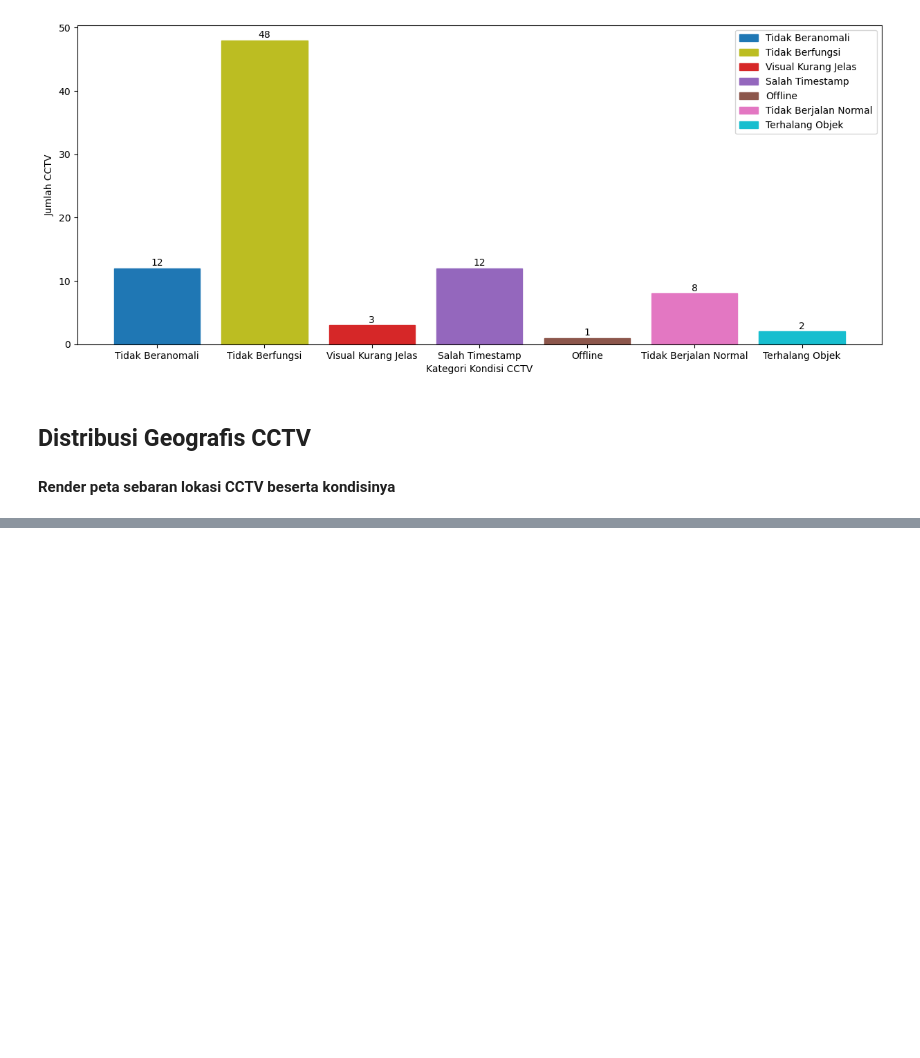
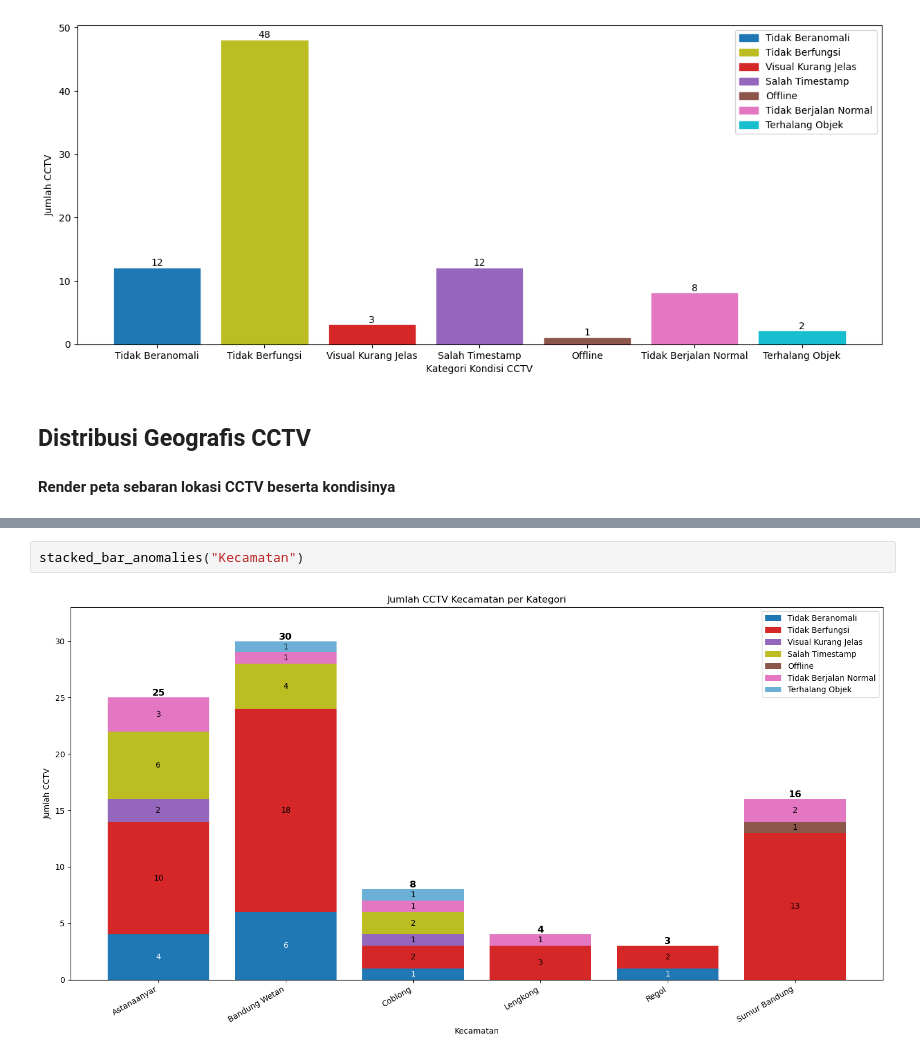
Before and after one commit to KaindraDjoemena/cctv-dv, a Jupyter notebook: data_visualization.ipynb, the cells around one changed output, grey strips where cells are left out. Saved outputs shown, nothing was run; the diff lists cells and outputs as text; blank space fills up the shorter version.

```diff
--- a/data_visualization.ipynb
+++ b/data_visualization.ipynb
@@ -104,0 +217,4 @@ print(categories)
+# %%
+stacked_bar_anomalies("Kecamatan")
+# %% [output]
+[figure, added]
```
Also changed, not shown: parts of 16 cells of this notebook.
